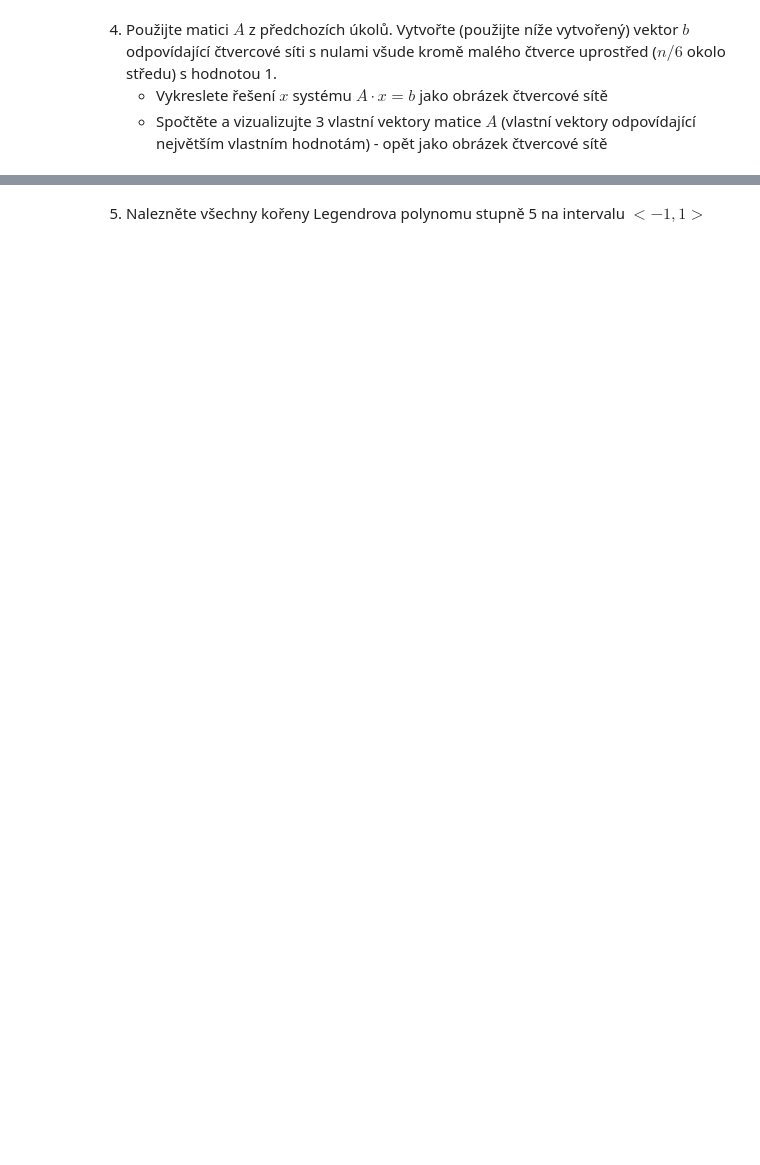
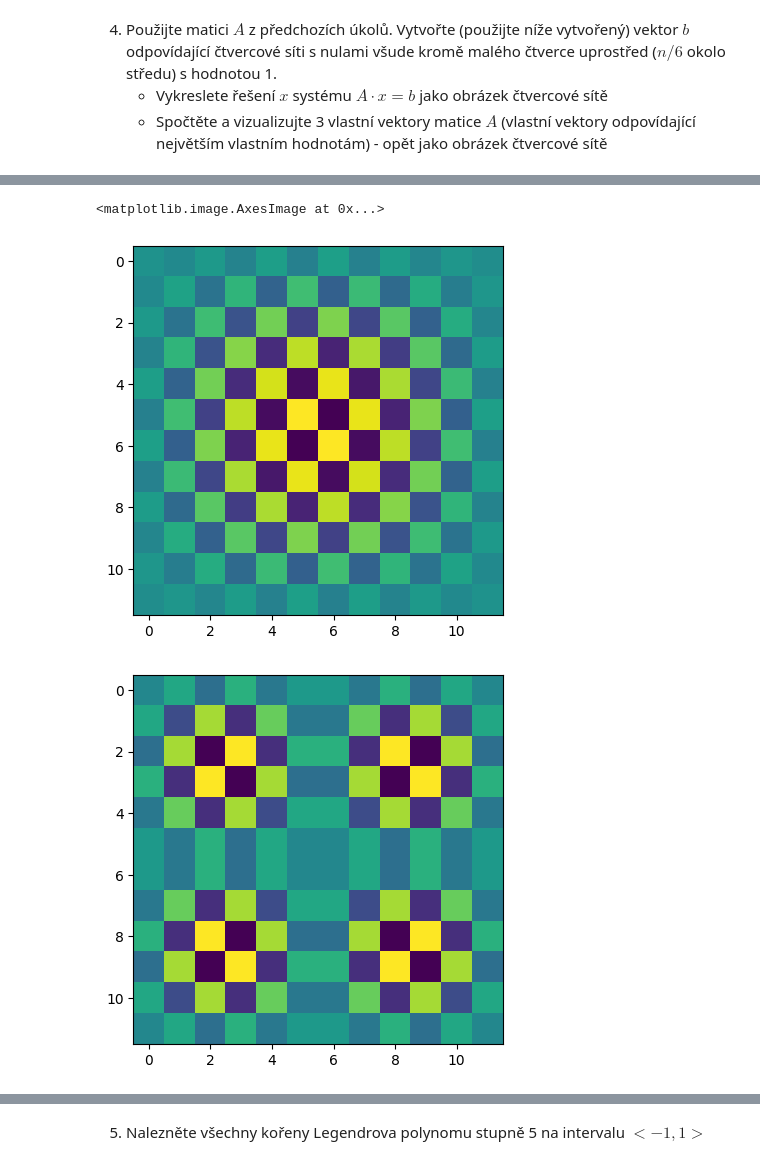
Before and after one commit to HLI0026/VVP, a Jupyter notebook: 05_ukoly.ipynb, the cells around one changed output, grey strips where cells are left out. Cells and saved outputs as stored; diff of their text form; code cells hidden in the pictures; blank space fills up the shorter version.

```diff
--- a/05_ukoly.ipynb
+++ b/05_ukoly.ipynb
@@ -217,0 +273,31 @@ import scipy as sp
+# %%
+import scipy as sp
+# TODO - spočtěte a vykreslete vlastní vektory matice A
+#plt.imshow()
+
+#plt.plot(sp.sparse.linalg.eigs(A)[1][0,2,3])
+eig = sp.sparse.linalg.eigs(A)
+plt.figure()
+eg =eig[1][:,0]
+plt.imshow(eg.reshape(n,n).real)
+plt.figure()
+eg =eig[1][:,1]
+plt.imshow(eg.reshape(n,n).real)
+plt.figure()
+eg =eig[1][:,2]
+plt.imshow(eg.reshape(n,n).real)
+plt.figure()
+eg =eig[1][:,3]
+plt.imshow(eg.reshape(n,n).real)
+plt.figure()
+eg =eig[1][:,4]
+plt.imshow(eg.reshape(n,n).real)
+plt.figure()
+eg =eig[1][:,5]
+plt.imshow(eg.reshape(n,n).real)
+
+#vim, ze by to bylo lepsi loopem, ale hazelo mi to par erroru, tak jsem to chtel mit z krku rychleji
+# %% [output]
+<matplotlib.image.AxesImage at 0x...>
+[figure, added]
+[figure, added]
```
Also changed, not shown: parts of 19 cells of this notebook.
